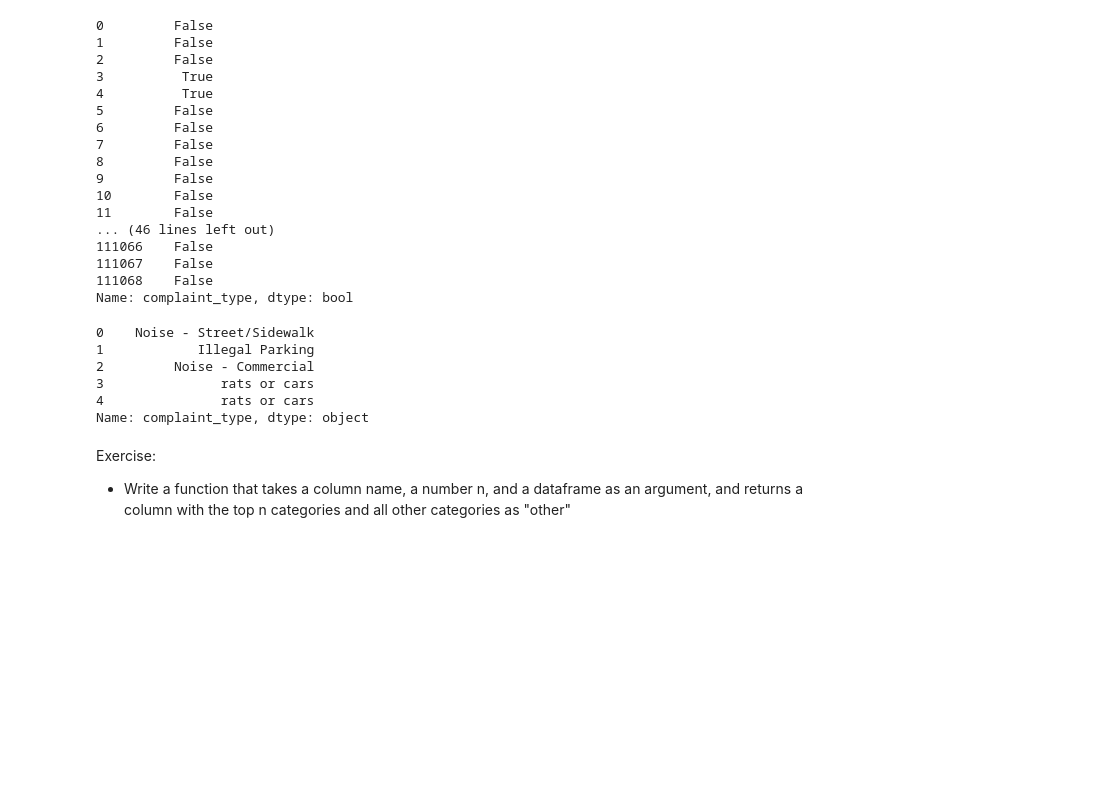
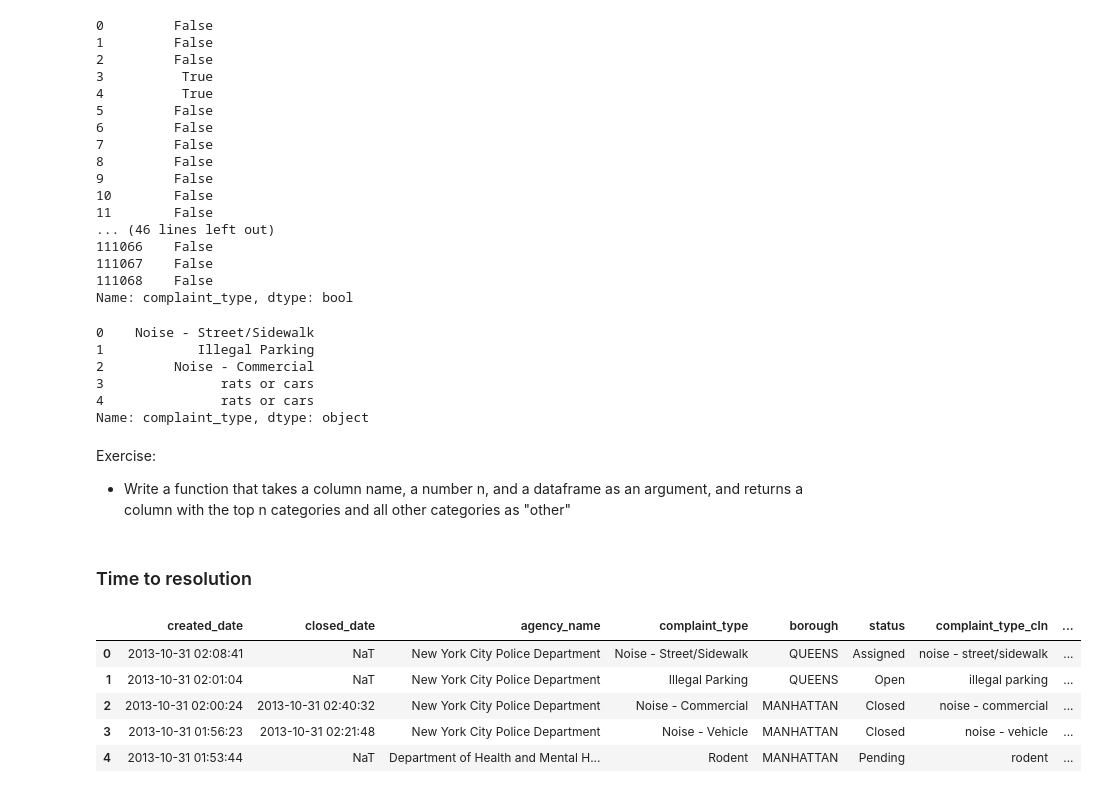
Before and after one commit to mikekaminsky/python-for-data-analysis, a Jupyter notebook: Class 2.ipynb, the cells around one changed output. Saved outputs shown, nothing was run; the diff lists cells and outputs as text; code cells hidden in the pictures; blank space fills up the shorter version.

```diff
--- a/Class 2.ipynb
+++ b/Class 2.ipynb
@@ -142,3 +180,19 @@ Name: complaint_type, dtype: object
 # %% [markdown]
 Exercise:
 * Write a function that takes a column name, a number n, and a dataframe as an argument, and returns a column with the top n categories and all other categories as "other"
+# %% [markdown]
+### Time to resolution
+# %%
+### Creating a column with time-to-close
+### pd.options.mode.chained_assignment = None
+cleaned.dtypes
+cleaned['created_date'] = pd.to_datetime(cleaned['created_date'])
+cleaned['closed_date'] = pd.to_datetime(cleaned['closed_date'])
+cleaned.head()
+# %% [output]
+|  | created_date | closed_date | agency_name | complaint_type | borough | status | complaint_type_cln | ... |
+| 0 | 2013-10-31 02:08:41 | NaT | New York City Police Department | Noise - Street/Sidewalk | QUEENS | Assigned | noise - street/sidewalk | ... |
+| 1 | 2013-10-31 02:01:04 | NaT | New York City Police Department | Illegal Parking | QUEENS | Open | illegal parking | ... |
+| 2 | 2013-10-31 02:00:24 | 2013-10-31 02:40:32 | New York City Police Department | Noise - Commercial | MANHATTAN | Closed | noise - commercial | ... |
+| 3 | 2013-10-31 01:56:23 | 2013-10-31 02:21:48 | New York City Police Department | Noise - Vehicle | MANHATTAN | Closed | noise - vehicle | ... |
+| 4 | 2013-10-31 01:53:44 | NaT | Department of Health and Mental H... | Rodent | MANHATTAN | Pending | rodent | ... |
```
Also changed, not shown: parts of 17 cells of this notebook.
